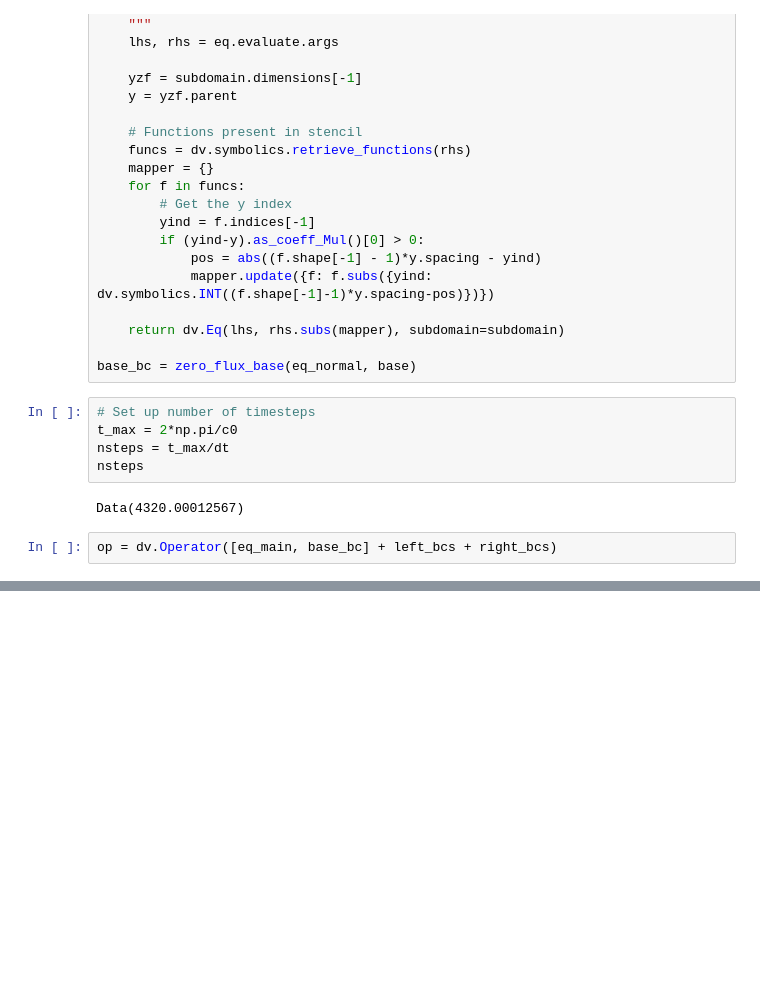
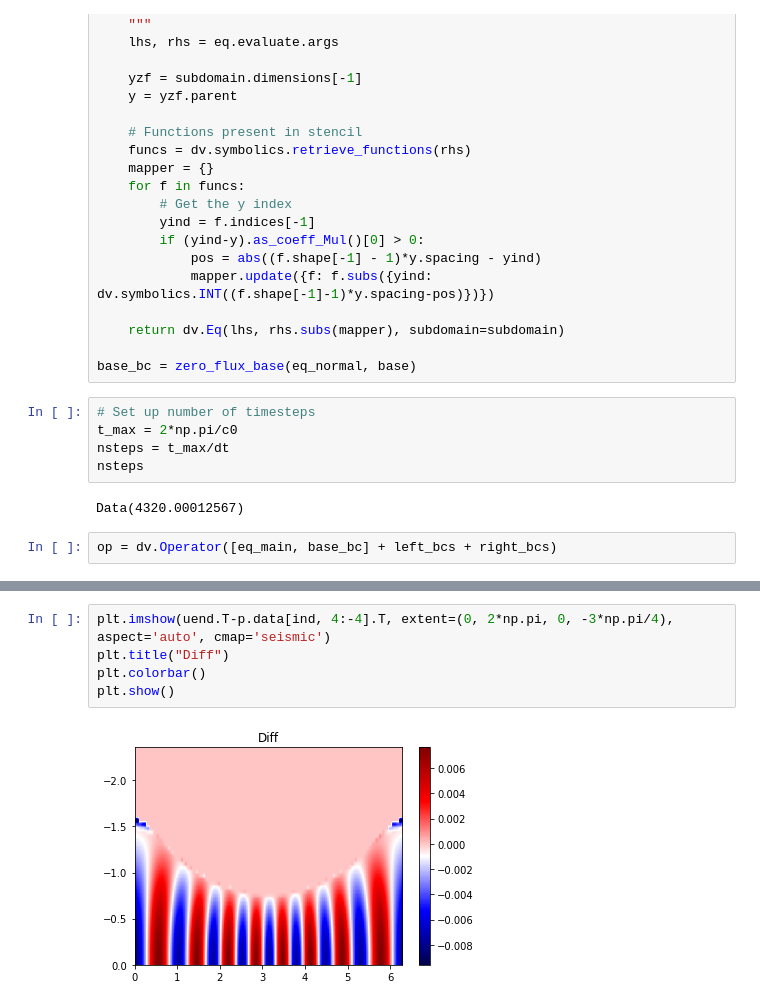
Before and after one commit to devitocodes/schism, a Jupyter notebook: examples/8_2nd-order_acoustic_exact_solution_comparison.ipynb, the cells around one changed output, grey strips where cells are left out. Saved outputs shown, nothing was run; the diff lists cells and outputs as text; blank space fills up the shorter version.

```diff
--- a/examples/8_2nd-order_acoustic_exact_solution_comparison.ipynb
+++ b/examples/8_2nd-order_acoustic_exact_solution_comparison.ipynb
@@ -289,0 +295,7 @@ plt.show()
+# %%
+plt.imshow(uend.T-p.data[ind, 4:-4].T, extent=(0, 2*np.pi, 0, -3*np.pi/4), aspect='auto', cmap='seismic')
+plt.title("Diff")
+plt.colorbar()
+plt.show()
+# %% [output]
+[figure, added]
```
Also changed, not shown: parts of 9 cells of this notebook.
